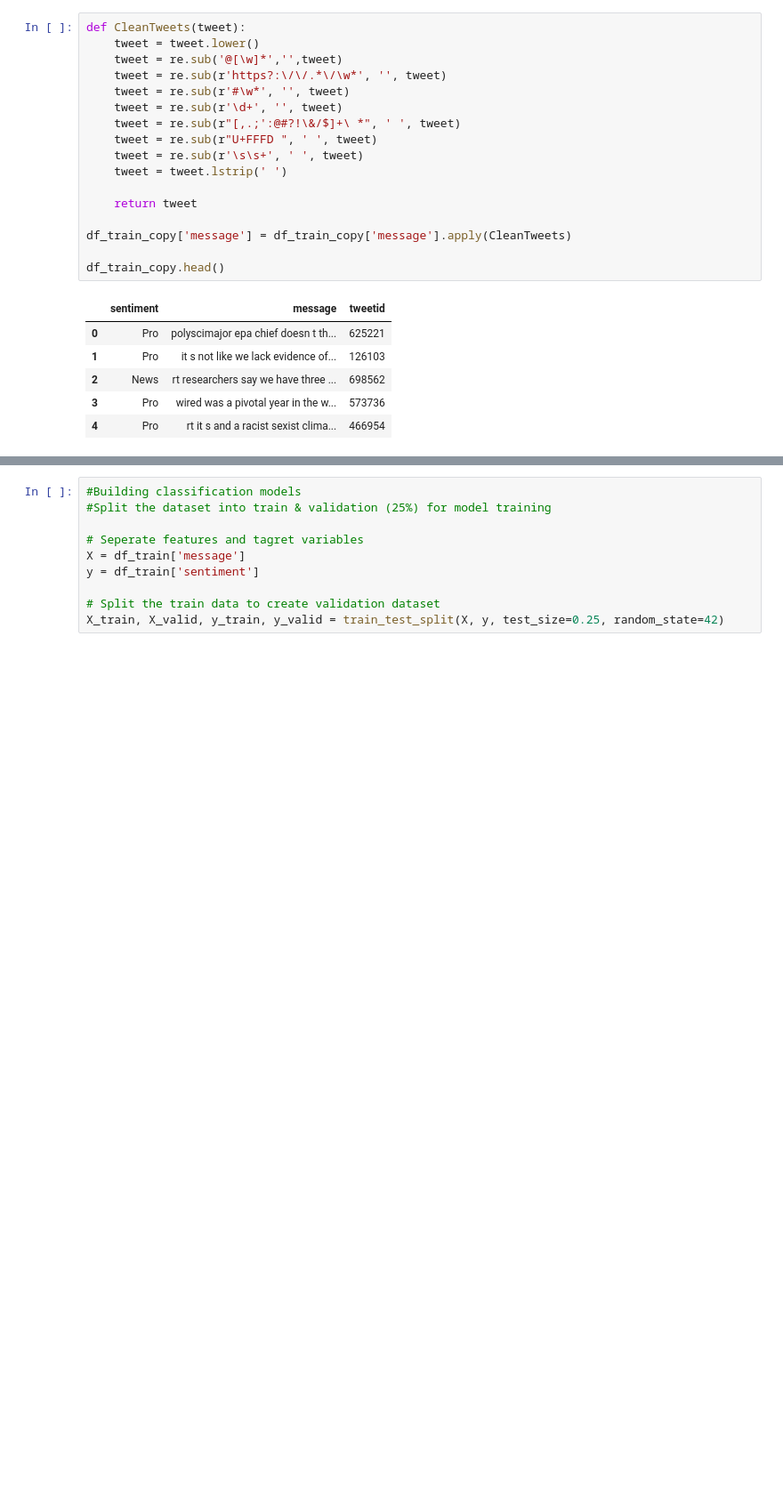
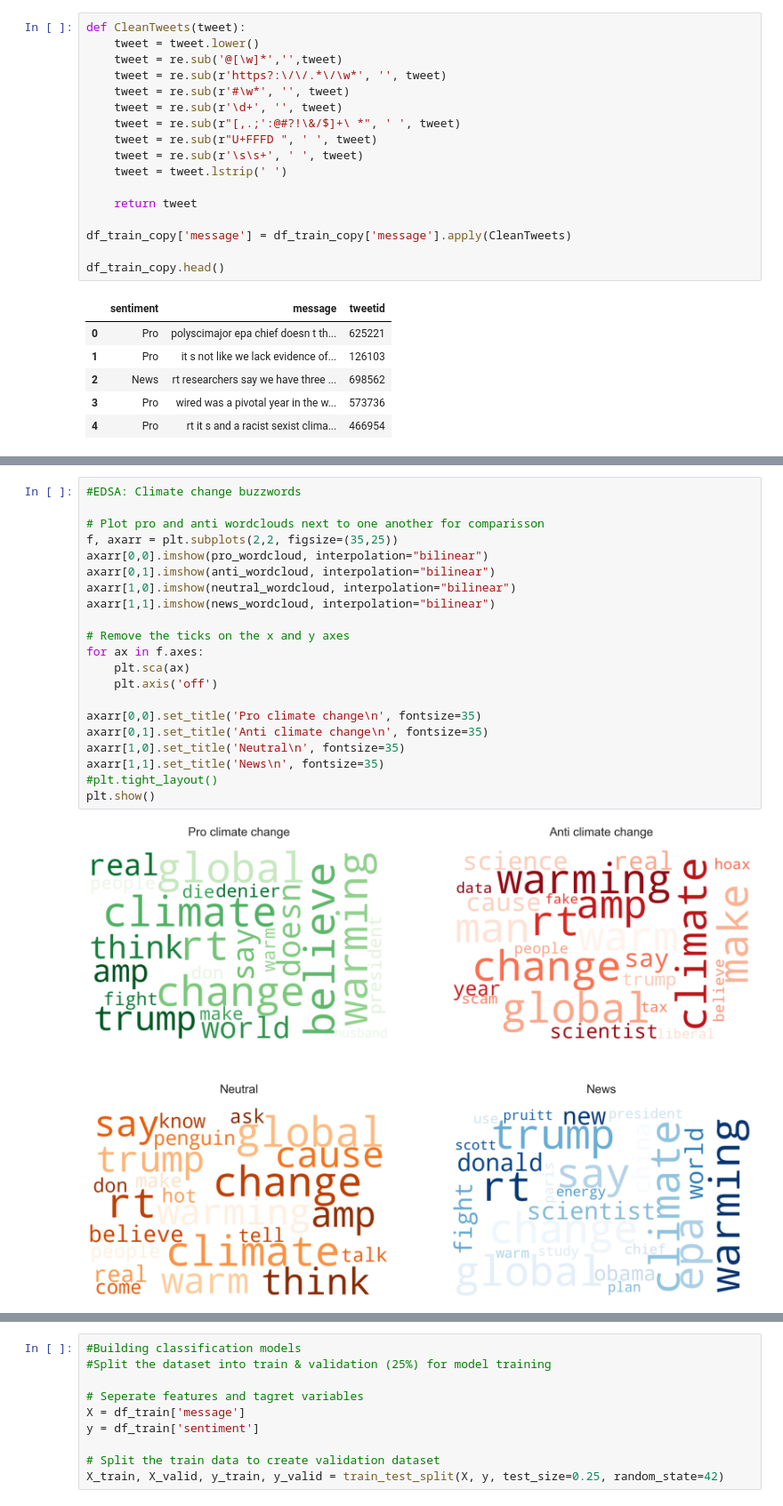
Before and after one commit to eraxman/EDSA-Twitter-Sentiment-Classification, a Jupyter notebook: Predict.ipynb, the cells around one changed output, grey strips where cells are left out. Shown at 89% size. Saved outputs shown, nothing was run; the diff lists cells and outputs as text; blank space fills up the shorter version.

```diff
--- a/Predict.ipynb
+++ b/Predict.ipynb
@@ -212,0 +293,23 @@ df_train_copy.head()
+# %%
+#EDSA: Climate change buzzwords
+
+# Plot pro and anti wordclouds next to one another for comparisson
+f, axarr = plt.subplots(2,2, figsize=(35,25))
+axarr[0,0].imshow(pro_wordcloud, interpolation="bilinear")
+axarr[0,1].imshow(anti_wordcloud, interpolation="bilinear")
+axarr[1,0].imshow(neutral_wordcloud, interpolation="bilinear")
+axarr[1,1].imshow(news_wordcloud, interpolation="bilinear")
+
+# Remove the ticks on the x and y axes
+for ax in f.axes:
+    plt.sca(ax)
+    plt.axis('off')
+
+axarr[0,0].set_title('Pro climate change\n', fontsize=35)
+axarr[0,1].set_title('Anti climate change\n', fontsize=35)
+axarr[1,0].set_title('Neutral\n', fontsize=35)
+axarr[1,1].set_title('News\n', fontsize=35)
+#plt.tight_layout()
+plt.show()
+# %% [output]
+[figure, added]
```
Also changed, not shown: parts of 9 cells of this notebook, 1 other file.
